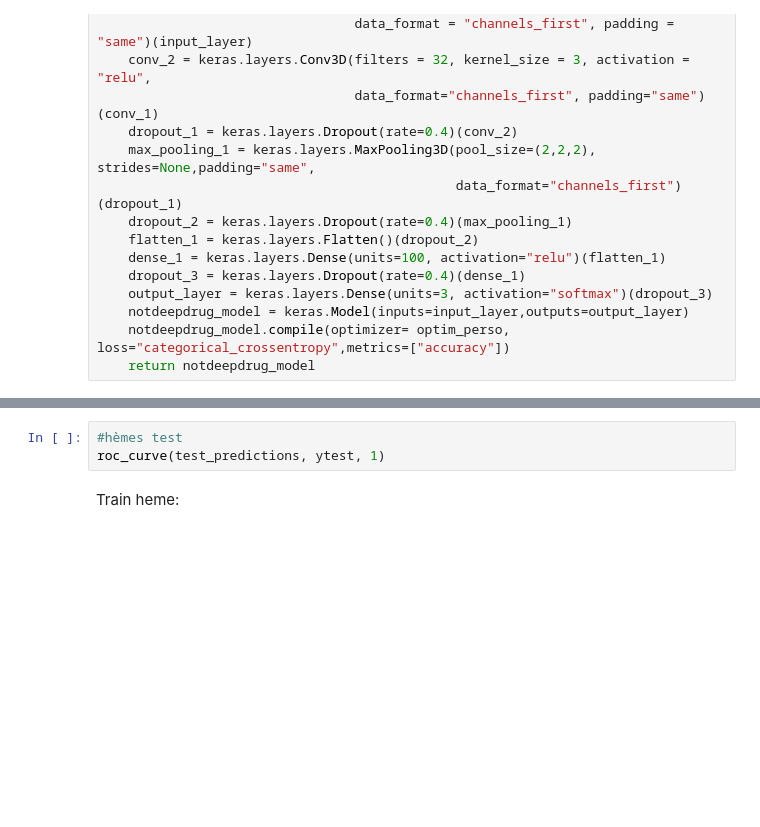
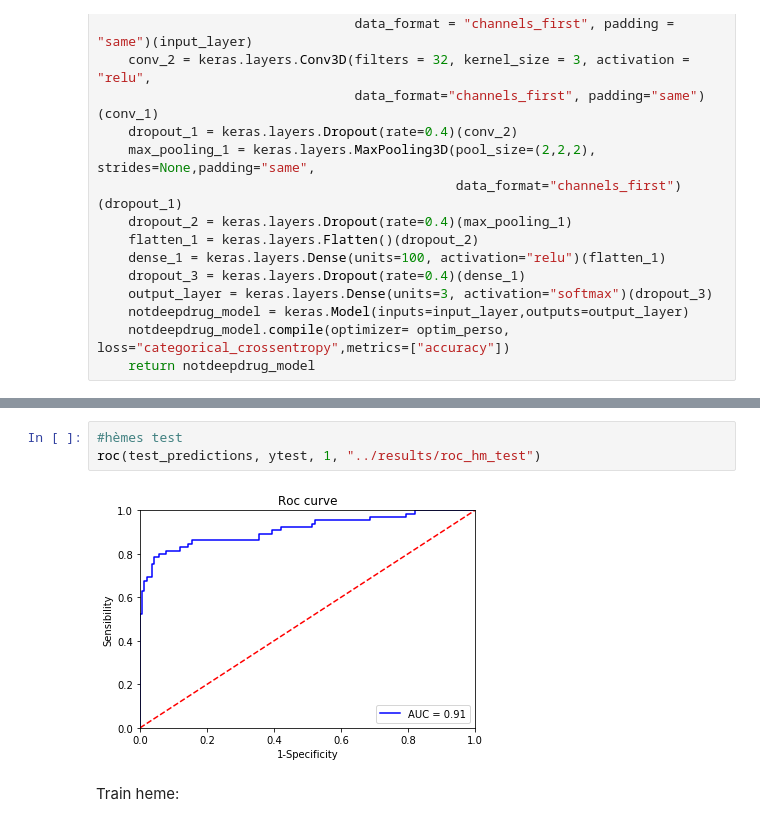
Before and after one commit to AnthonyJaquaniello/Projet_long_DL, a Jupyter notebook: src/new_convnet.ipynb, the cells around one changed output, grey strips where cells are left out. Drawn from its saved outputs; the diff is of its cells as text; blank space fills up the shorter version.

```diff
--- a/src/new_convnet.ipynb
+++ b/src/new_convnet.ipynb
@@ -187,6 +194,8 @@ roc_curve(test_predictions, ytest, 0)
 # %%
 #hèmes test
-roc_curve(test_predictions, ytest, 1)
+roc(test_predictions, ytest, 1, "../results/roc_hm_test")
+# %% [output]
+[figure, added]
 # %% [markdown]
 Train heme:
 # %%
```
Also changed, not shown: parts of 13 cells of this notebook.
